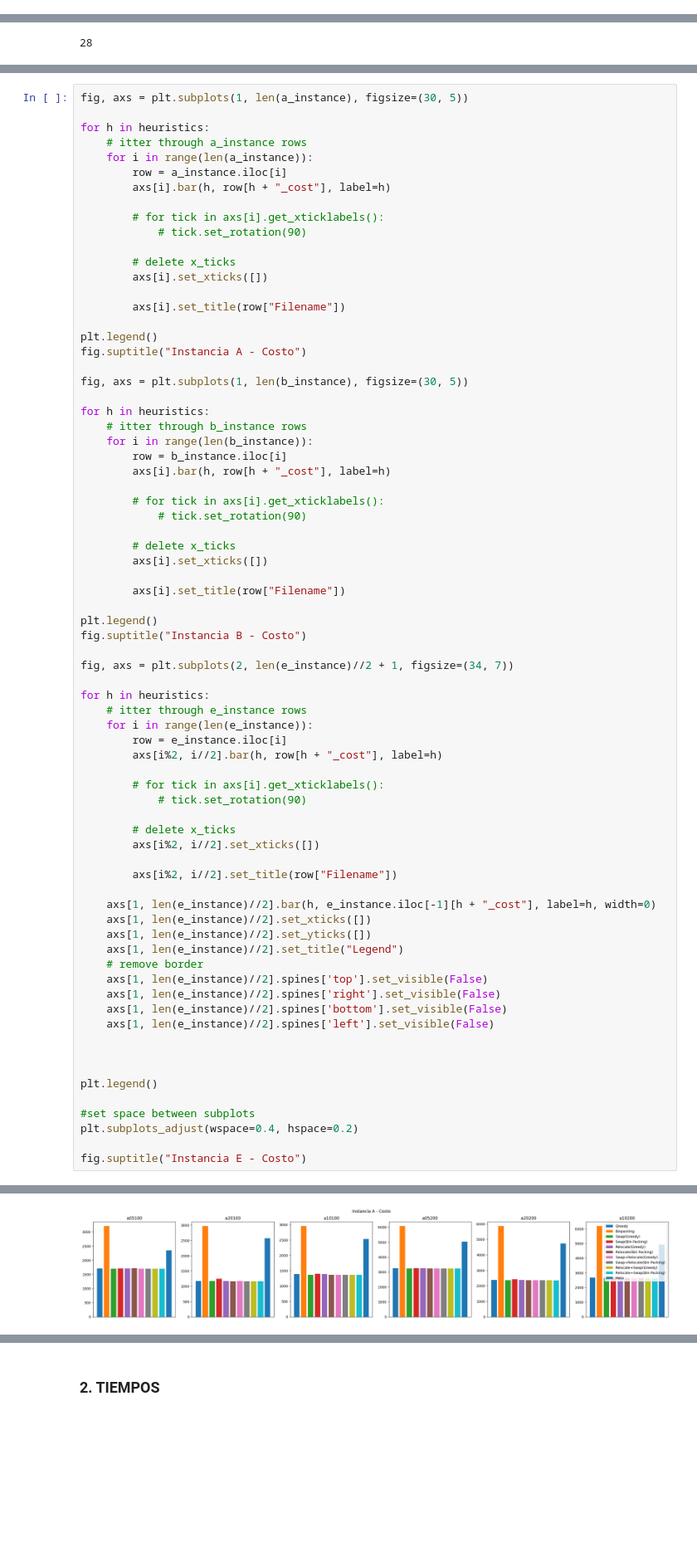
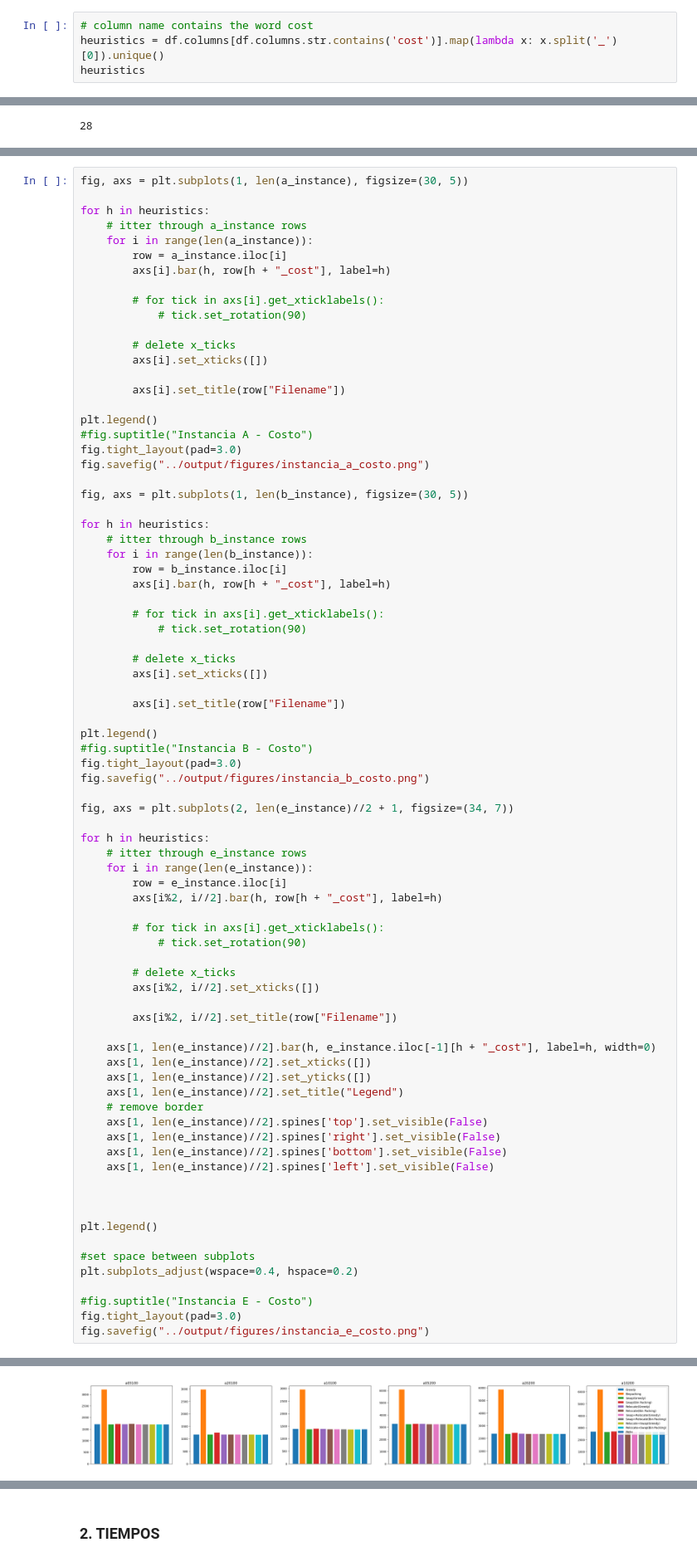
Before and after one commit to IgnacioPardo/TP2_TDV, a Jupyter notebook: src/scripts/experimentacion.ipynb, the cells around one changed output, grey strips where cells are left out. Shown at 83% size. Cells and saved outputs as stored; diff of their text form; blank space fills up the shorter version.

```diff
--- a/src/scripts/experimentacion.ipynb
+++ b/src/scripts/experimentacion.ipynb
@@ -95,0 +133,4 @@ costs[0]
+# %%
+# column name contains the word cost
+heuristics = df.columns[df.columns.str.contains('cost')].map(lambda x: x.split('_')[0]).unique()
+heuristics
@@ -324,7 +393,9 @@ for h in heuristics:
         axs[i].set_title(row["Filename"])
 
 plt.legend()
-fig.suptitle("Instancia A - Costo")
+#fig.suptitle("Instancia A - Costo")
+fig.tight_layout(pad=3.0)
+fig.savefig("../output/figures/instancia_a_costo.png")
 
 fig, axs = plt.subplots(1, len(b_instance), figsize=(30, 5))
 
@@ -343,7 +414,9 @@ for h in heuristics:
         axs[i].set_title(row["Filename"])
 
 plt.legend()
-fig.suptitle("Instancia B - Costo")
+#fig.suptitle("Instancia B - Costo")
+fig.tight_layout(pad=3.0)
+fig.savefig("../output/figures/instancia_b_costo.png")
 
 fig, axs = plt.subplots(2, len(e_instance)//2 + 1, figsize=(34, 7))
 
@@ -378,5 +451,7 @@ plt.legend()
 #set space between subplots
 plt.subplots_adjust(wspace=0.4, hspace=0.2)
 
-fig.suptitle("Instancia E - Costo")
+#fig.suptitle("Instancia E - Costo")
+fig.tight_layout(pad=3.0)
+fig.savefig("../output/figures/instancia_e_costo.png")
 # %% [output]
@@ -384 +458 @@ Text(0.5, 0.98, 'Instancia E - Costo')
-[figure, old version]
+[figure, new version]
```
Also changed, not shown: parts of 28 cells of this notebook, 23 other files.
